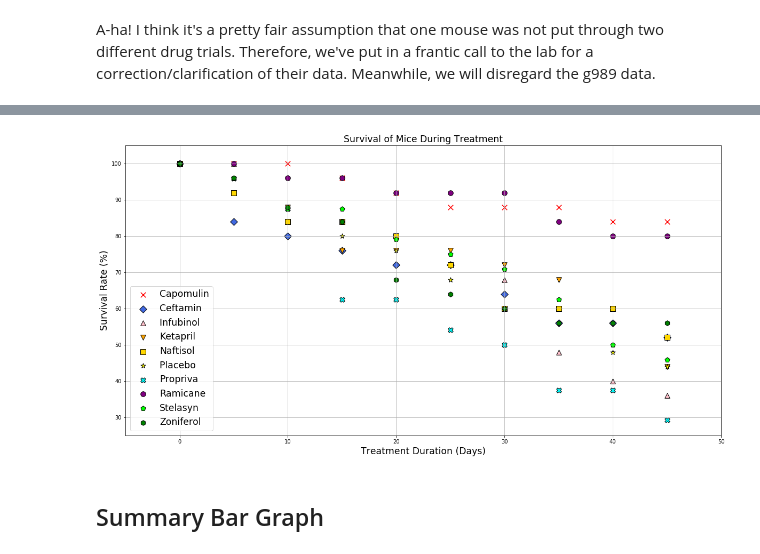
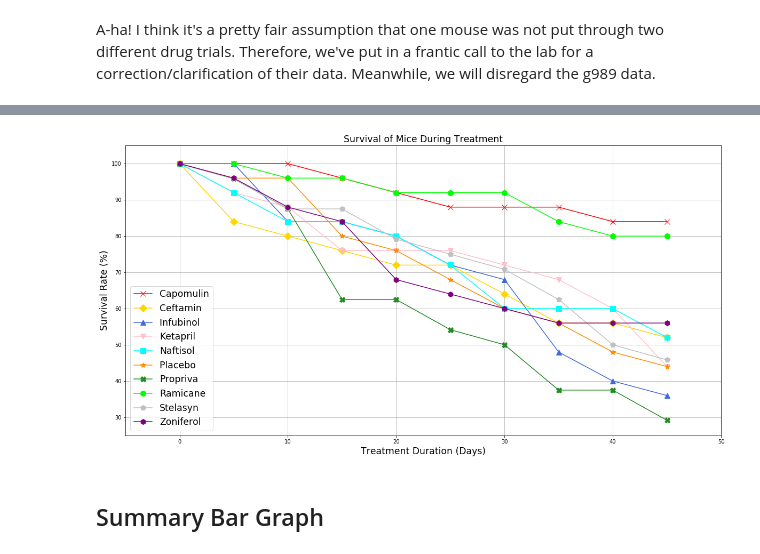
Before and after one commit to sdarby713/Pymaceuticals, a Jupyter notebook: pymaceuticals.ipynb, the cells around one changed output, grey strips where cells are left out. Drawn from its saved outputs; the diff is of its cells as text; code cells hidden in the pictures.

```diff
--- a/pymaceuticals.ipynb
+++ b/pymaceuticals.ipynb
@@ -917,33 +911,34 @@ display(reformatted3_df)
 # %%
 plt.figure(figsize=(20,10))
 
-plt.scatter(reformatted3_df['Timepoint'], reformatted3_df['Capomulin'], marker='x', facecolors='red',edgecolors="black",s=90,label="Capomulin")
-plt.scatter(reformatted3_df['Timepoint'], reformatted3_df['Ceftamin'], marker='D', facecolors='royalblue',edgecolors="black",s=90,label='Ceftamin')
-plt.scatter(reformatted3_df['Timepoint'], reformatted3_df['Infubinol'], marker='^', facecolors='pink',edgecolors="black",s=90,label='Infubinol ')
-plt.scatter(reformatted3_df['Timepoint'], reformatted3_df['Ketapril'], marker='v', facecolors='orange',edgecolors="black",s=90,label='Ketapril')
-plt.scatter(reformatted3_df['Timepoint'], reformatted3_df['Naftisol'], marker='s', facecolors='gold',edgecolors="black",s=90,label='Naftisol')
-plt.scatter(reformatted3_df['Timepoint'], reformatted3_df['Placebo'], marker='*', facecolors='yellow',edgecolors="black",s=90,label='Placebo ')
-plt.scatter(reformatted3_df['Timepoint'], reformatted3_df['Propriva'], marker='X', facecolors='cyan',edgecolors="black",s=90,label='Propriva')
-plt.scatter(reformatted3_df['Timepoint'], reformatted3_df['Ramicane'], marker='o', facecolors='purple',edgecolors="black",s=90,label='Ramicane')
-plt.scatter(reformatted3_df['Timepoint'], reformatted3_df['Stelasyn'], marker='p', facecolors='lime',edgecolors="black",s=90,label='Stelasyn')
-plt.scatter(reformatted3_df['Timepoint'], reformatted3_df['Zoniferol'], marker='h', facecolors='green',edgecolors="black",s=90,label='Zoniferol')
+plt.plot(reformatted3_df['Timepoint'], reformatted3_df['Capomulin'], markersize=10, marker='x', color='red',label="Capomulin")
+plt.plot(reformatted3_df['Timepoint'], reformatted3_df['Ceftamin'], markersize=10, marker='D', color='gold',label='Ceftamin')
+plt.plot(reformatted3_df['Timepoint'], reformatted3_df['Infubinol'], markersize=10, marker='^', color='royalblue',label='Infubinol ')
+plt.plot(reformatted3_df['Timepoint'], reformatted3_df['Ketapril'], markersize=10, marker='v', color='pink',label='Ketapril')
+plt.plot(reformatted3_df['Timepoint'], reformatted3_df['Naftisol'], markersize=10, marker='s', color='cyan',label='Naftisol')
+plt.plot(reformatted3_df['Timepoint'], reformatted3_df['Placebo'], markersize=10, marker='*', color='darkorange',label='Placebo ')
+plt.plot(reformatted3_df['Timepoint'], reformatted3_df['Propriva'], markersize=10, marker='X', color='forestgreen',label='Propriva')
+plt.plot(reformatted3_df['Timepoint'], reformatted3_df['Ramicane'], markersize=10, marker='o', color='lime',label='Ramicane')
+plt.plot(reformatted3_df['Timepoint'], reformatted3_df['Stelasyn'], markersize=10, marker='p', color='silver',label='Stelasyn')
+plt.plot(reformatted3_df['Timepoint'], reformatted3_df['Zoniferol'], markersize=10, marker='h', color='purple',label='Zoniferol')
+
 plt.legend(loc="lower left",fontsize="xx-large")
 
 plt.title("Survival of Mice During Treatment",fontsize="xx-large")
 plt.xlabel("Treatment Duration (Days)",fontsize="xx-large")
 plt.ylabel("Survival Rate (%)",fontsize="xx-large")
 
 plt.xlim(-5, 50)
 plt.ylim(25, 105)
 
 plt.grid()
 
 # Save the Figure
 
 
 plt.savefig("survival.png", bbox_inches="tight")
 # %% [output]
-[figure, old version]
+[figure, new version]
 # %% [markdown]
 ## Summary Bar Graph
 # %%
```
Also changed, not shown: parts of 19 cells of this notebook, 6 other files.
